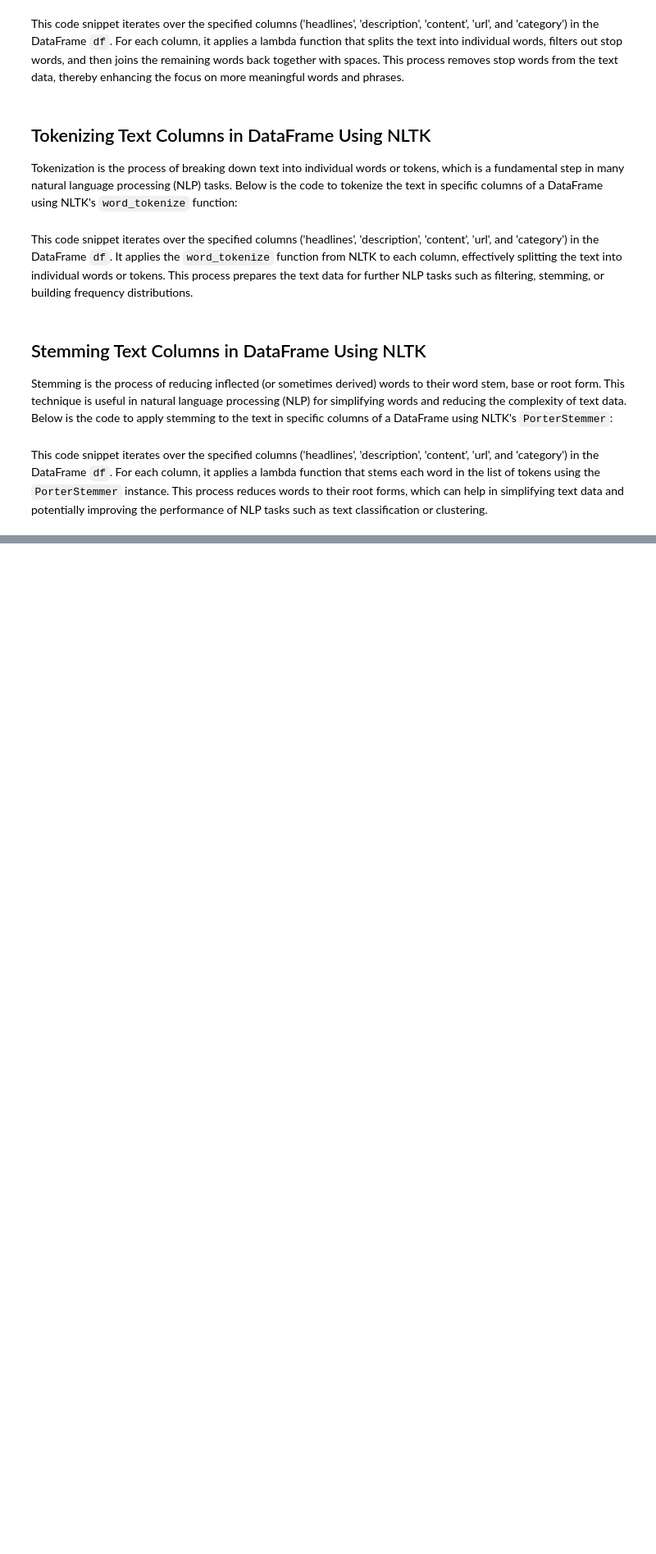
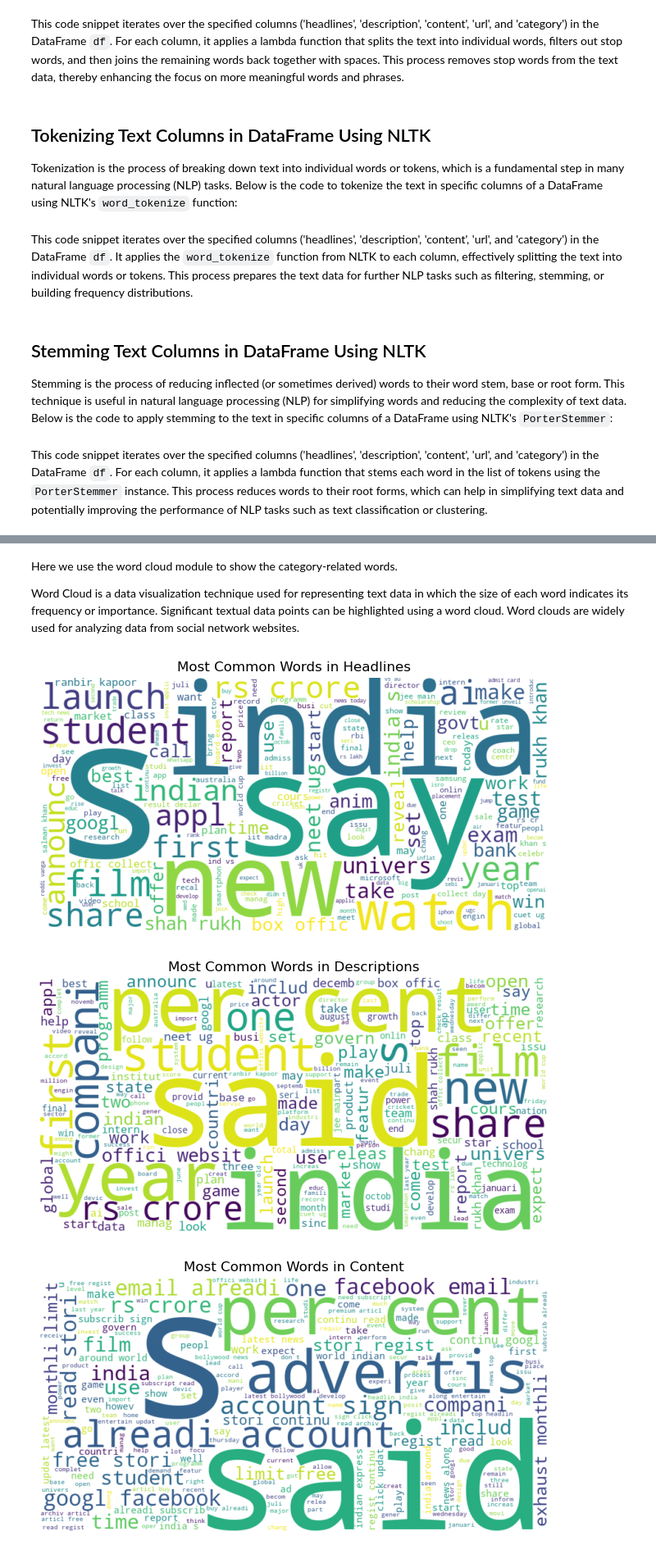
Before and after one commit to thatsso-ish/Classification, a Jupyter notebook: Classification.ipynb, the cells around one changed output, grey strips where cells are left out. Shown at 82% size. Cells and saved outputs as stored; diff of their text form; code cells hidden in the pictures; blank space fills up the shorter version.

```diff
--- a/Classification.ipynb
+++ b/Classification.ipynb
@@ -22,5 +70,6 @@ Loading the dataset from the 'train.csv' file.
 # %%
-df = pd.read_csv("train.csv", index_col=False)
+df_train = pd.read_csv("train.csv", index_col=False)
+df_test = pd.read_csv('test.csv')
 # %% [markdown]
 # Data Cleaning
 
@@ -308,0 +520,51 @@ Creating a pipeline
+# %% [markdown]
+Here we use the word cloud module to show the category-related words.
+
+Word Cloud is a data visualization technique used for representing text data in which the size of each word indicates its frequency or importance. Significant textual data points can be highlighted using a word cloud. Word clouds are widely used for analyzing data from social network websites.
+# %%
+from wordcloud import WordCloud
+import matplotlib.pyplot as plt
+import pandas as pd
+
+# Assuming df_train and train_copy_df are already defined
+
+# Helper function to convert lists to strings
+def list_to_string(column):
+    return column.apply(lambda x: ' '.join(x) if isinstance(x, list) else x)
+
+# Convert lists to strings in 'headlines' column
+df_train['headlines'] = list_to_string(df_train['headlines'])
+all_headlines = ' '.join(df_train['headlines'])
+wordcloud_headlines = WordCloud(width=800, height=400, background_color='white', colormap='viridis').generate(all_headlines)
+
+plt.figure(figsize=(8, 6))
+plt.imshow(wordcloud_headlines, interpolation='bilinear')
+plt.title('Most Common Words in Headlines')
+plt.axis('off')
+plt.show()
+
+# Convert lists to strings in 'description' column
+df_train['description'] = list_to_string(df_train['description'])
+all_descriptions = ' '.join(df_train['description'])
+wordcloud_descriptions = WordCloud(width=800, height=400, background_color='white', colormap='viridis').generate(all_descriptions)
+
+plt.figure(figsize=(8, 6))
+plt.imshow(wordcloud_descriptions, interpolation='bilinear')
+plt.title('Most Common Words in Descriptions')
+plt.axis('off')
+plt.show()
+
+# Convert lists to strings in 'content' column
+df_train['content'] = list_to_string(df_train['content'])
+all_content = ' '.join(df_train['content'])
+wordcloud_content = WordCloud(width=800, height=400, background_color='white', colormap='viridis').generate(all_content)
+
+plt.figure(figsize=(8, 6))
+plt.imshow(wordcloud_content, interpolation='bilinear')
+plt.title('Most Common Words in Content')
+plt.axis('off')
+plt.show()
+# %% [output]
+[figure, added]
+[figure, added]
+[figure, added]
```
Also changed, not shown: parts of 161 cells of this notebook, 14 other files.
